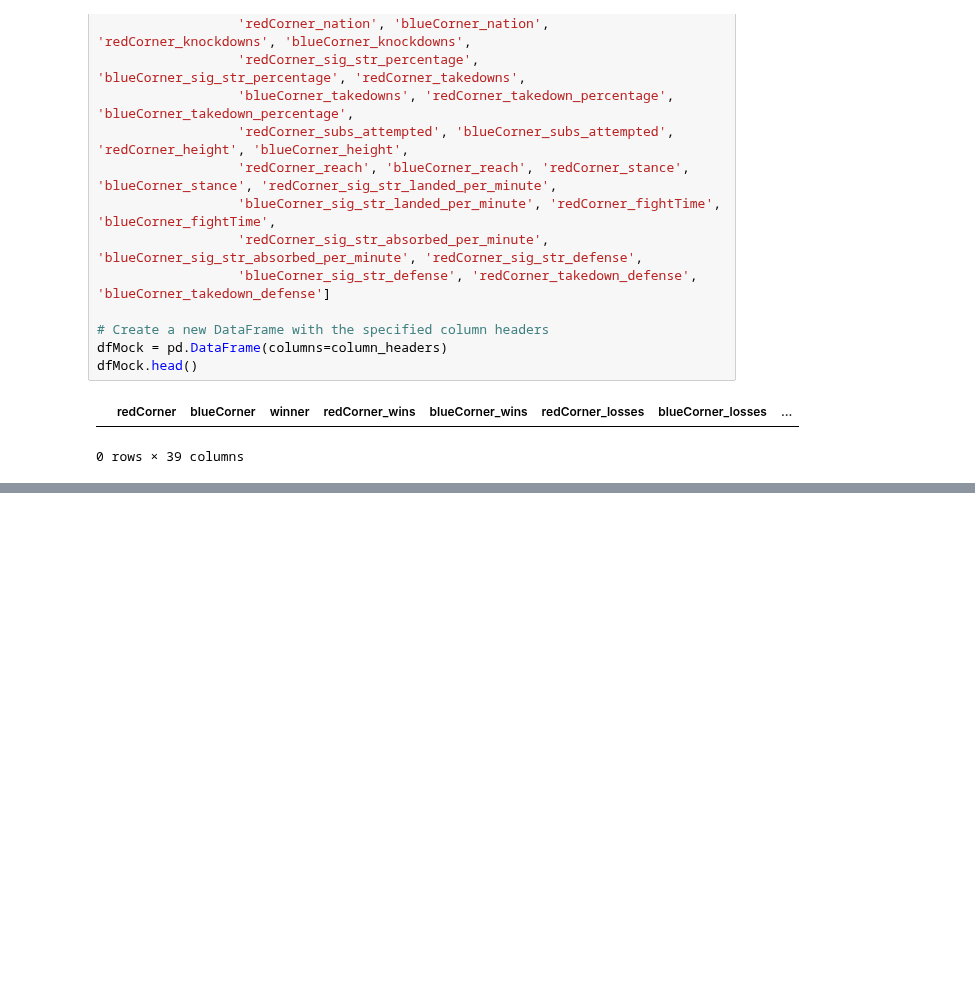
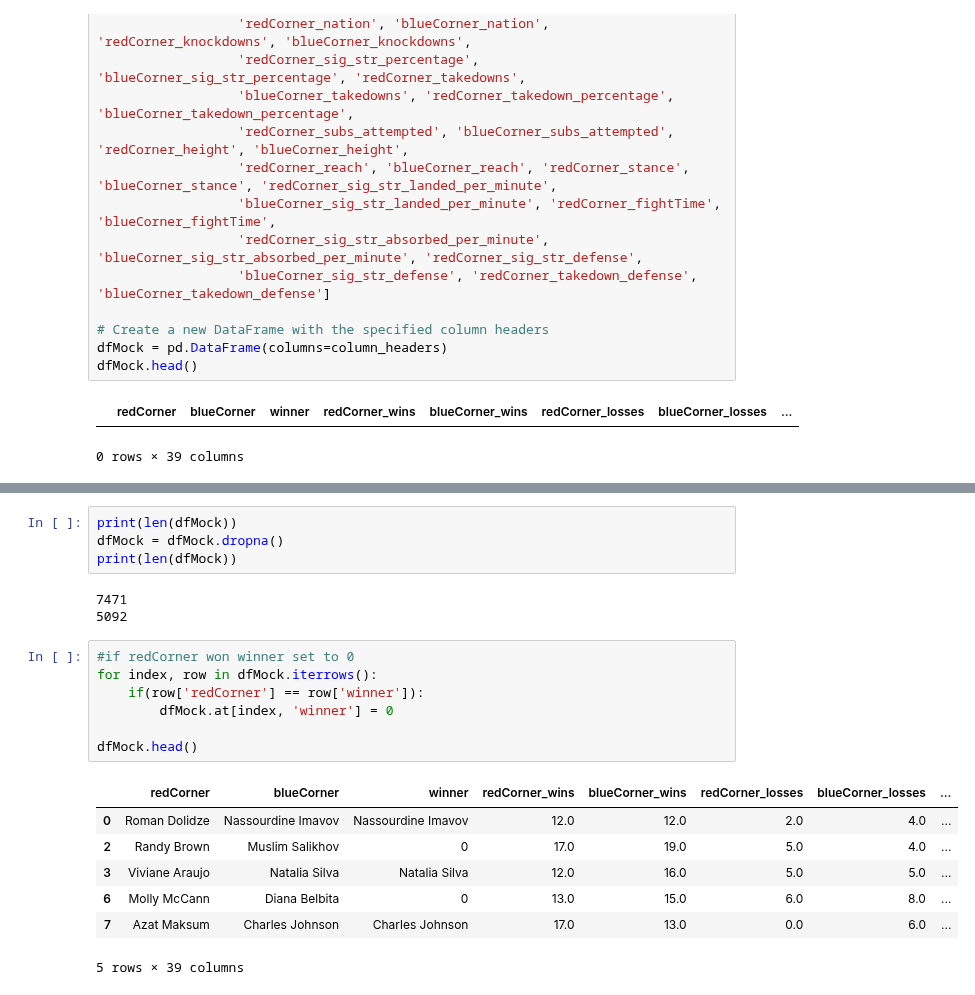
Before and after one commit to maxbraith/UFCModel, a Jupyter notebook: UFCModelGit/Model/mockTestData.ipynb, the cells around one changed output, grey strips where cells are left out. Saved outputs shown, nothing was run; the diff lists cells and outputs as text; blank space fills up the shorter version.

```diff
--- a/UFCModelGit/Model/mockTestData.ipynb
+++ b/UFCModelGit/Model/mockTestData.ipynb
@@ -189,0 +210,22 @@ dfMock.head()
+# %%
+print(len(dfMock))
+dfMock = dfMock.dropna()
+print(len(dfMock))
+# %% [output]
+7471
+5092
+# %%
+#if redCorner won winner set to 0
+for index, row in dfMock.iterrows():
+    if(row['redCorner'] == row['winner']):
+        dfMock.at[index, 'winner'] = 0
+
+dfMock.head()
+# %% [output]
+|  | redCorner | blueCorner | winner | redCorner_wins | blueCorner_wins | redCorner_losses | blueCorner_losses | ... |
+| 0 | Roman Dolidze | Nassourdine Imavov | Nassourdine Imavov | 12.0 | 12.0 | 2.0 | 4.0 | ... |
+| 2 | Randy Brown | Muslim Salikhov | 0 | 17.0 | 19.0 | 5.0 | 4.0 | ... |
+| 3 | Viviane Araujo | Natalia Silva | Natalia Silva | 12.0 | 16.0 | 5.0 | 5.0 | ... |
+| 6 | Molly McCann | Diana Belbita | 0 | 13.0 | 15.0 | 6.0 | 8.0 | ... |
+| 7 | Azat Maksum | Charles Johnson | Charles Johnson | 17.0 | 13.0 | 0.0 | 6.0 | ... |
+5 rows × 39 columns
```
Also changed, not shown: parts of 8 cells of this notebook, 14 other files.
